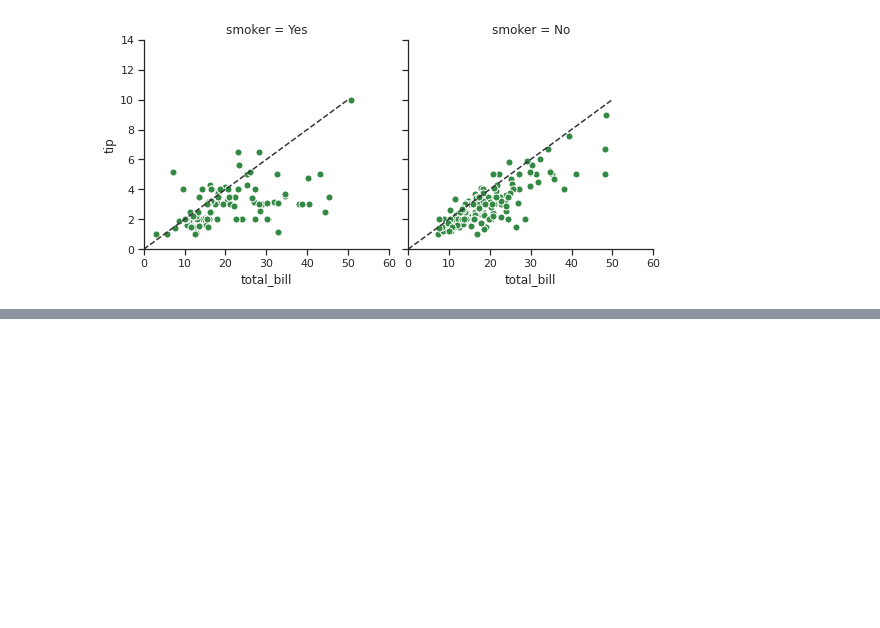
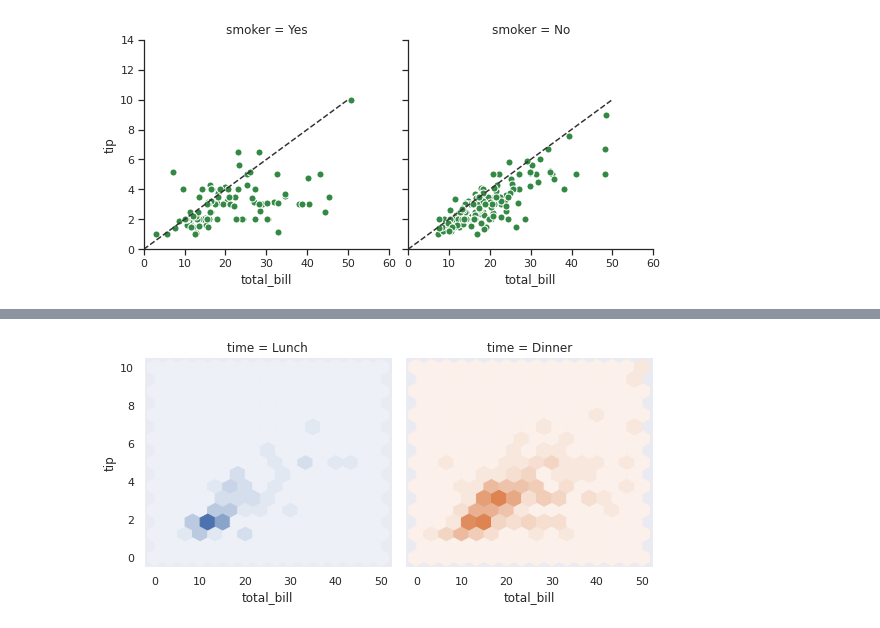
Before and after one commit to mjkanf1994/ml_edu, a Jupyter notebook: 20200821seaborn.ipynb, the cells around one changed output, grey strips where cells are left out. Drawn from its saved outputs; the diff is of its cells as text; code cells hidden in the pictures; blank space fills up the shorter version.

```diff
--- a/20200821seaborn.ipynb
+++ b/20200821seaborn.ipynb
@@ -612,0 +639,10 @@ g.set(xlim=(0, 60), ylim=(0, 14));
+# %%
+def hexbin(x, y, color, **kwargs):
+    cmap = sns.light_palette(color, as_cmap=True)
+    plt.hexbin(x, y, gridsize=15, cmap=cmap, **kwargs)
+
+with sns.axes_style("dark"):
+    g = sns.FacetGrid(tips, hue="time", col="time", height=4)
+g.map(hexbin, "total_bill", "tip", extent=[0, 50, 0, 10]);
+# %% [output]
+[figure, added]
```
Also changed, not shown: parts of 14 cells of this notebook.
